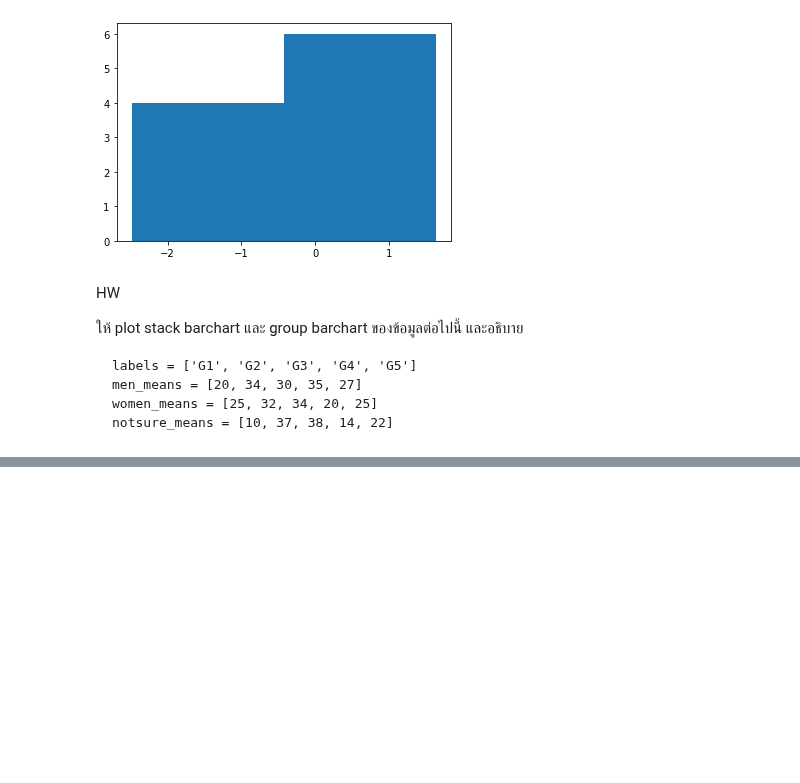
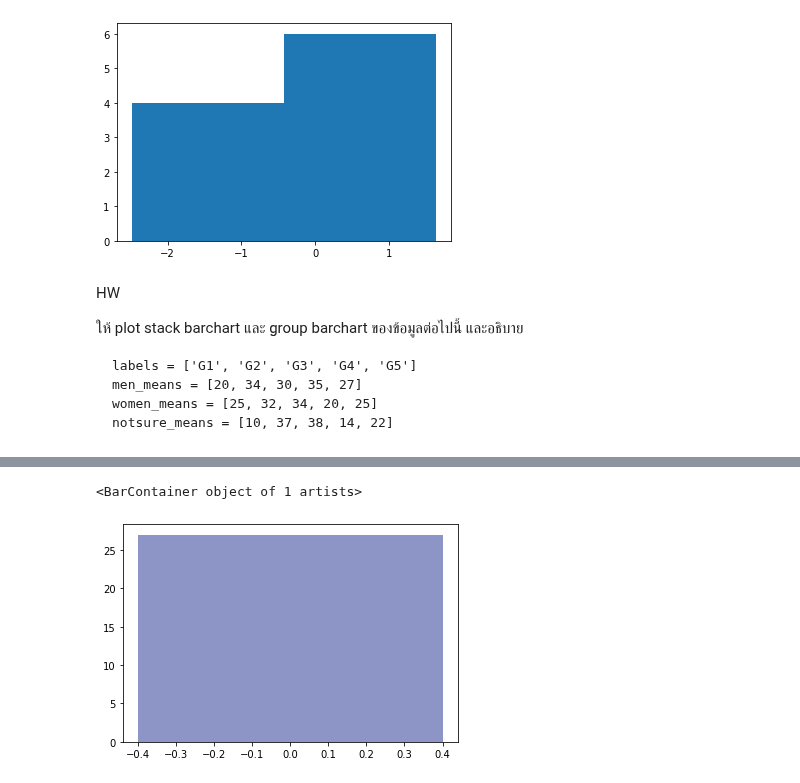
Before and after one commit to Anusarakh/DPDM2021, a Jupyter notebook: Data_102(Chapter_2).ipynb, the cells around one changed output, grey strips where cells are left out. Cells and saved outputs as stored; diff of their text form; code cells hidden in the pictures; blank space fills up the shorter version.

```diff
--- a/Data_102(Chapter_2).ipynb
+++ b/Data_102(Chapter_2).ipynb
@@ -885,0 +921,5 @@ notsure_means = [10, 37, 38, 14, 22]
+# %%
+plt.bar(range(1),men_means[4],color=colors[4])
+# %% [output]
+<BarContainer object of 1 artists>
+[figure, added]
```
Also changed, not shown: parts of 8 cells of this notebook.
